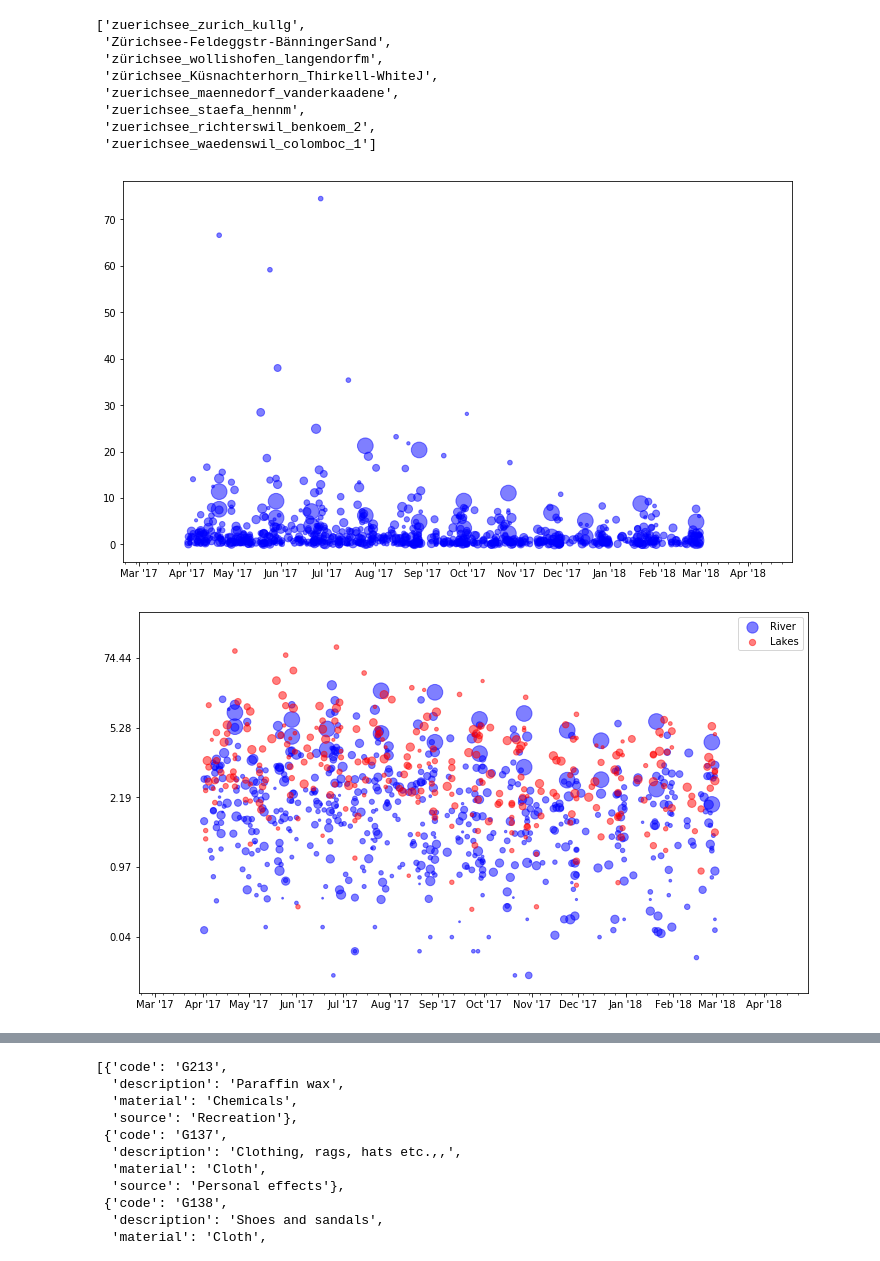
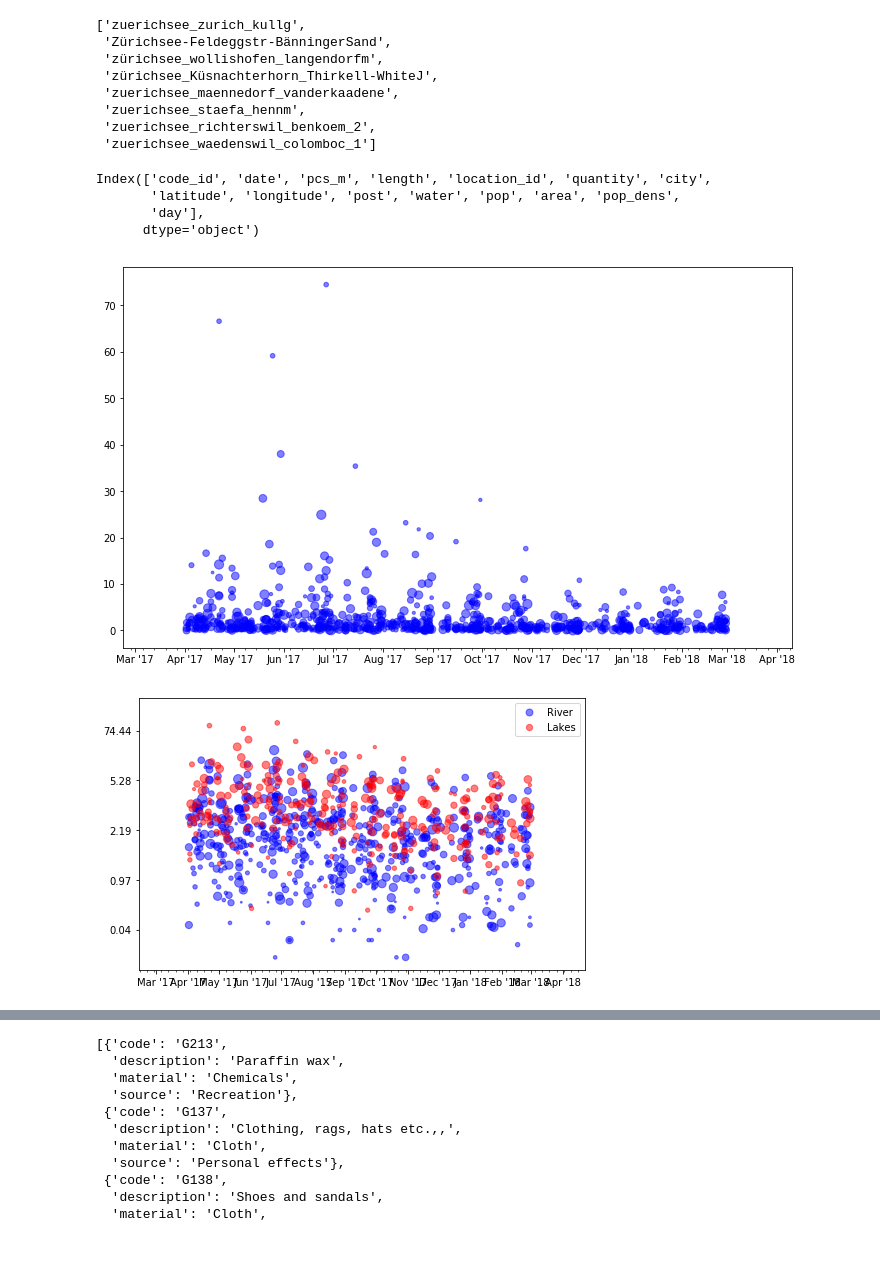
Before and after one commit to GaryHDA/notes, a Jupyter notebook: basel/Integrate hydro, pop.ipynb, the cells around one changed output, grey strips where cells are left out. Cells and saved outputs as stored; diff of their text form; code cells hidden in the pictures.

```diff
--- a/basel/Integrate hydro, pop.ipynb
+++ b/basel/Integrate hydro, pop.ipynb
@@ -243,4 +253,11 @@ zurich_see
 # ax_one = ax.twinx()
 # ax_one.scatter(x_two, y_two, s= y_three/10, color='b', alpha=0.5)
 # plt.show()
+# %%
+c_a.columns
+# %% [output]
+Index(['code_id', 'date', 'pcs_m', 'length', 'location_id', 'quantity', 'city',
+       'latitude', 'longitude', 'post', 'water', 'pop', 'area', 'pop_dens',
+       'day'],
+      dtype='object')
 # %%
@@ -258,7 +275,7 @@ fig, ax_one = plt.subplots(figsize=(12,7))
 #x_two = z.date.values
 x_two = c_a_one.date.values
 x_two = pd.to_datetime(x_two)
-y_two =c_a_one.density
+y_two =c_a_one.pcs_m
 y_three = c_a_one.pop_dens.values
 ymin = np.exp(y_two.min()).round(2)
 y25 = np.exp(np.percentile(y_two, 25)).round(2)
@@ -283,9 +300,9 @@ ax_one.xaxis.set_minor_locator(monday)
 #fig.autofmt_xdate()
 plt.show()
 # %% [output]
-[figure, old version]
+[figure, new version]
 # %%
-c_a_xtwo = c_a.groupby(['date','location_id', 'water', 'pop_dens'])[['density']].sum().copy()
+c_a_xtwo = c_a.groupby(['date','location_id', 'water', 'pop_dens'])[['pcs_m']].sum().copy()
 c_a_xtwo.reset_index(inplace=True)
 # %%
 c_a_xthree = c_a_xtwo[c_a_xtwo.water == 'lake'].copy()
@@ -295,47 +312,48 @@ c_a_xfour.reset_index(inplace=True)
 # %%
 
 #from matplotlib.dates import mdates
-fig, ax_one = plt.subplots(figsize=(12,7))
+fig, ax_one = plt.subplots(figsize=(8,5))
 x_one = c_a_xthree.date.values
 #x_two = c_a_one.date.values
 x_one = pd.to_datetime(x_one)
-y_one = np.log(c_a_xthree.density)
+y_one = np.log(c_a_xthree.pcs_m)
 r_one = c_a_xthree.pop_dens.values
 
 x_two = c_a_xfour.date.values
 x_two = pd.to_datetime(x_two)
-y_two = np.log(c_a_xfour.density)
+y_two = np.log(c_a_xfour.pcs_m)
 r_two = c_a_xfour.pop_dens.values
 
 y_min = y_two.min()-0.5
 y_max = y_one.max()+1
 ymin = np.exp(y_one.min()).round(2)
 y25 = np.exp(np.percentile(y_one, 25)).round(2)
 y50 = np.exp(np.percentile(y_one, 50)).round(2)
 y75 = np.exp(np.percentile(y_one, 75)).round(2)
 ymax = np.exp(y_one.max()).round(2)
 # ax.plot(x_one, y_one, color='r')
 # ax_one = ax.twinx()
 monday = WeekdayLocator(MONDAY)
 months = MonthLocator(interval=1, bymonthday=1)
 #datemin = min()
 #datemax = max(x_two)
 #print(months)
 monthsFmt = DateFormatter("%b '%y")
 ax_one.scatter(x_two, y_two, s= np.sqrt(r_two), color='b', label = 'River', alpha=0.5)
 ax_one.scatter(x_one, y_one, s=np.sqrt(r_one), color='r', label='Lakes', alpha=0.5)
 ax_one.xaxis.set_major_locator(months)
 ax_one.xaxis.set_major_formatter(monthsFmt)
 ax_one.xaxis.set_minor_locator(monday)
 ax_one.set_ylim(y_min, y_max)
 ax_one.set_yticklabels([str(0), str(ymin), str(y25), str(y50), str(y75), str(ymax)])
 #ax_one.set_xlim(datemin, datemax)
 #ax_one.autoscale_view()
 #fig.autofmt_xdate()
 plt.legend(loc='upper right')
+fig.savefig('ln_rivers_lakes.svg')
 plt.show()
 # %% [output]
-[figure, old version]
+[figure, new version]
 # %%
 os.listdir(data)
 # %% [output]
```
Also changed, not shown: parts of 7 cells of this notebook, 56 other files.
